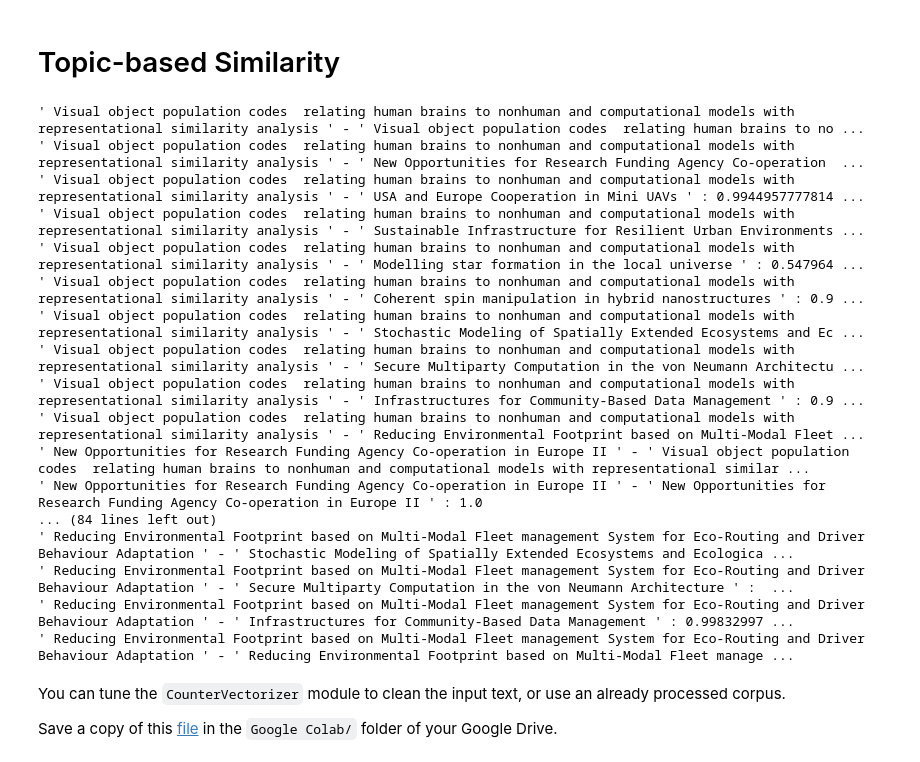
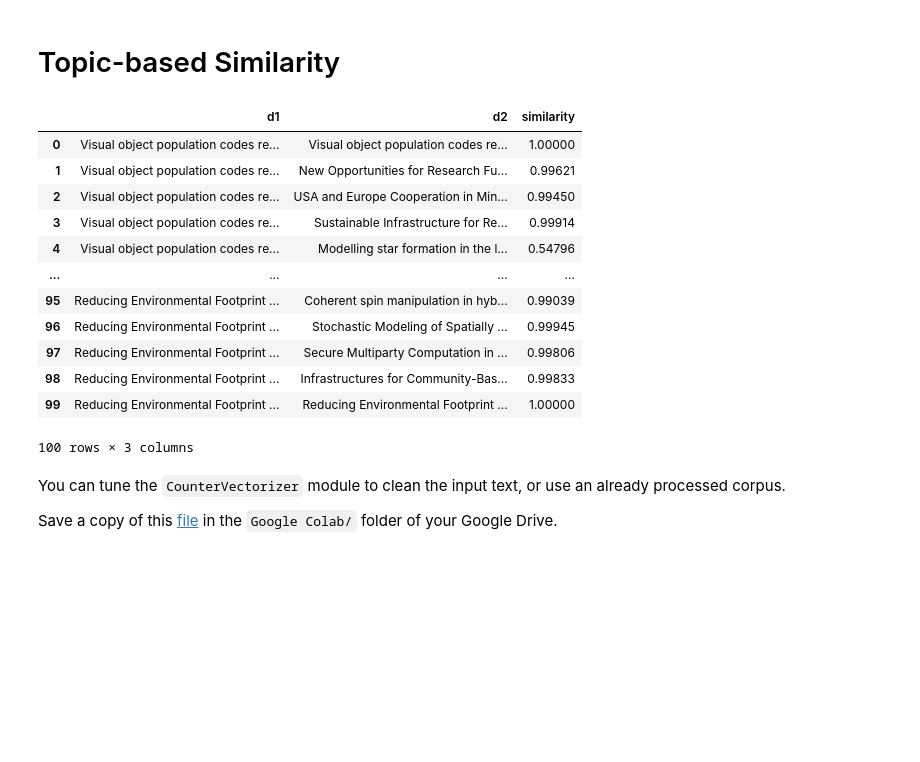
Before and after one commit to cbadenes/notebooks, a Jupyter notebook: probabilistic_topic_models/LDA_Topics.ipynb, the cells around one changed output. Cells and saved outputs as stored; diff of their text form; code cells hidden in the pictures; blank space fills up the shorter version.

```diff
--- a/probabilistic_topic_models/LDA_Topics.ipynb
+++ b/probabilistic_topic_models/LDA_Topics.ipynb
@@ -267,28 +267,32 @@ Topic Distribution:  [[0.85918296 0.14081704]]
 # %%
 # Compute Jensen Shannon Divergence
 from scipy.spatial import distance
 
+similarities = []
 for i1,d1 in enumerate(doc_topics[0:10]):
    for i2,d2 in enumerate(doc_topics[0:10]):
-      print("'",rows[i1+1][1],"' - '", rows[i2+1][1],"' :", 1-distance.jensenshannon(d1, d2))
+     sim_value = 1-distance.jensenshannon(d1, d2)
+     norm_sim_value = "{0:.5f}".format(sim_value)
+     similarities.append([rows[i1+1][1],rows[i2+1][1],norm_sim_value ])
+
+df = pd.DataFrame(similarities,
+                  columns=['d1','d2','similarity'])
+
+data_table.DataTable(df, num_rows_per_page=10)
 # %% [output]
+|  | d1 | d2 | similarity |
+| 0 | Visual object population codes re... | Visual object population codes re... | 1.00000 |
+| 1 | Visual object population codes re... | New Opportunities for Research Fu... | 0.99621 |
+| 2 | Visual object population codes re... | USA and Europe Cooperation in Min... | 0.99450 |
+| 3 | Visual object population codes re... | Sustainable Infrastructure for Re... | 0.99914 |
+| 4 | Visual object population codes re... | Modelling star formation in the l... | 0.54796 |
+| ... | ... | ... | ... |
+| 95 | Reducing Environmental Footprint ... | Coherent spin manipulation in hyb... | 0.99039 |
+| 96 | Reducing Environmental Footprint ... | Stochastic Modeling of Spatially ... | 0.99945 |
+| 97 | Reducing Environmental Footprint ... | Secure Multiparty Computation in ... | 0.99806 |
+| 98 | Reducing Environmental Footprint ... | Infrastructures for Community-Bas... | 0.99833 |
+| 99 | Reducing Environmental Footprint ... | Reducing Environmental Footprint ... | 1.00000 |
-' Visual object population codes  relating human brains to nonhuman and computational models with representational similarity analysis ' - ' Visual object population codes  relating human brains to no ...
-' Visual object population codes  relating human brains to nonhuman and computational models with representational similarity analysis ' - ' New Opportunities for Research Funding Agency Co-operation  ...
-' Visual object population codes  relating human brains to nonhuman and computational models with representational similarity analysis ' - ' USA and Europe Cooperation in Mini UAVs ' : 0.9944957777814 ...
-' Visual object population codes  relating human brains to nonhuman and computational models with representational similarity analysis ' - ' Sustainable Infrastructure for Resilient Urban Environments ...
-' Visual object population codes  relating human brains to nonhuman and computational models with representational similarity analysis ' - ' Modelling star formation in the local universe ' : 0.547964 ...
-' Visual object population codes  relating human brains to nonhuman and computational models with representational similarity analysis ' - ' Coherent spin manipulation in hybrid nanostructures ' : 0.9 ...
-' Visual object population codes  relating human brains to nonhuman and computational models with representational similarity analysis ' - ' Stochastic Modeling of Spatially Extended Ecosystems and Ec ...
-' Visual object population codes  relating human brains to nonhuman and computational models with representational similarity analysis ' - ' Secure Multiparty Computation in the von Neumann Architectu ...
-' Visual object population codes  relating human brains to nonhuman and computational models with representational similarity analysis ' - ' Infrastructures for Community-Based Data Management ' : 0.9 ...
-' Visual object population codes  relating human brains to nonhuman and computational models with representational similarity analysis ' - ' Reducing Environmental Footprint based on Multi-Modal Fleet ...
-' New Opportunities for Research Funding Agency Co-operation in Europe II ' - ' Visual object population codes  relating human brains to nonhuman and computational models with representational similar ...
-' New Opportunities for Research Funding Agency Co-operation in Europe II ' - ' New Opportunities for Research Funding Agency Co-operation in Europe II ' : 1.0
-... (84 lines left out)
-' Reducing Environmental Footprint based on Multi-Modal Fleet management System for Eco-Routing and Driver Behaviour Adaptation ' - ' Stochastic Modeling of Spatially Extended Ecosystems and Ecologica ...
-' Reducing Environmental Footprint based on Multi-Modal Fleet management System for Eco-Routing and Driver Behaviour Adaptation ' - ' Secure Multiparty Computation in the von Neumann Architecture ' :  ...
-' Reducing Environmental Footprint based on Multi-Modal Fleet management System for Eco-Routing and Driver Behaviour Adaptation ' - ' Infrastructures for Community-Based Data Management ' : 0.99832997 ...
-' Reducing Environmental Footprint based on Multi-Modal Fleet management System for Eco-Routing and Driver Behaviour Adaptation ' - ' Reducing Environmental Footprint based on Multi-Modal Fleet manage ...
+100 rows × 3 columns
 # %% [markdown]
 You can tune the `CounterVectorizer` module to clean the input text, or use an already processed corpus.
 
```
